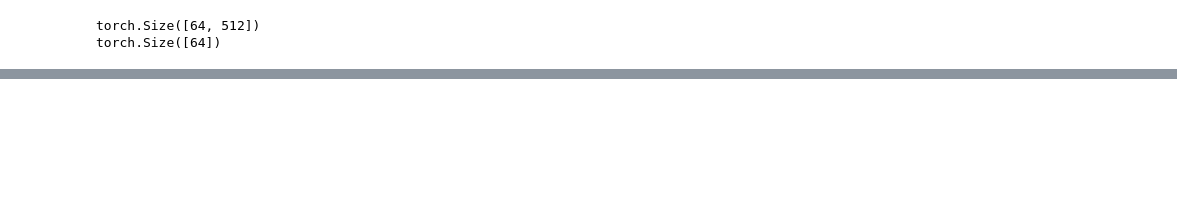
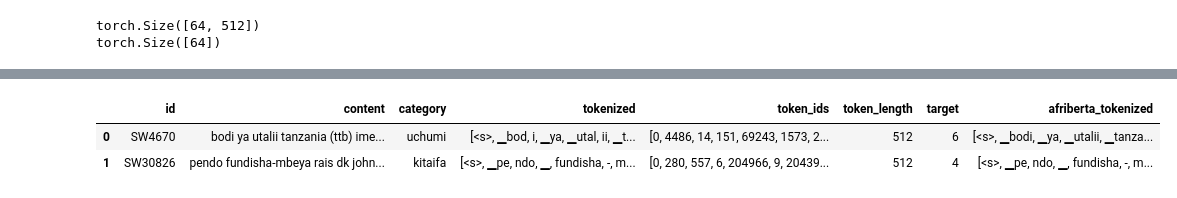
Before and after one commit to muchemicarol/ML4NLU_TermPaper, a Jupyter notebook: swahili_classification.ipynb, the cells around one changed output, grey strips where cells are left out. Saved outputs shown, nothing was run; the diff lists cells and outputs as text; code cells hidden in the pictures; blank space fills up the shorter version.

Commit message:
successful - afriberta tokenization and data loader

```diff
--- a/swahili_classification.ipynb
+++ b/swahili_classification.ipynb
@@ -844,7 +892,11 @@ torch.Size([64])
 # %%
 # model_checkpoint = "castorini/afriteva_base"
 # model = AutoModelForSeq2SeqLM.from_pretrained(model_checkpoint)
-device = torch.device("cuda" if torch.cuda.is_available() else "cpu")
-model = AutoModelForSequenceClassification.from_pretrained("castorini/afriberta_base", num_labels=7)
+device = torch.device("cpu")
+model = AutoModelForSequenceClassification.from_pretrained("castorini/afriberta_small", num_labels=7, low_cpu_mem_usage=True)
+afriberta_tokenizer = AutoTokenizer.from_pretrained("castorini/afriberta_small")
+
+afriberta_tokenizer.model_max_length = 512
+
 model.to(device)
 # %% [output]
@@ -868,2 +937,25 @@ XLMRobertaForSequenceClassification(
   )
 )
+# %%
+# tokenize the dataset
+
+def afriberta_tokenize(text):
+    encoding = afriberta_tokenizer(
+                    text,
+                    max_length=512,
+                    truncation=True,
+                    stride=128,
+                    return_overflowing_tokens=True,
+                    padding="max_length"
+                    )
+    tokens = [afriberta_tokenizer.convert_ids_to_tokens(ids) for ids in encoding["input_ids"]][0]
+    token_ids = encoding["input_ids"]
+    return tokens, token_ids
+
+merged_swahili_news["afriberta_tokenized"] = merged_swahili_news["content"].apply(lambda x: afriberta_tokenize(x)[0])
+
+merged_swahili_news.head(2)
+# %% [output]
+|  | id | content | category | tokenized | token_ids | token_length | target | afriberta_tokenized |
+| 0 | SW4670 | bodi ya utalii tanzania (ttb) ime... | uchumi | [<s>, ▁bod, i, ▁ya, ▁utal, ii, ▁t... | [0, 4486, 14, 151, 69243, 1573, 2... | 512 | 6 | [<s>, ▁bodi, ▁ya, ▁utalii, ▁tanza... |
+| 1 | SW30826 | pendo fundisha-mbeya rais dk john... | kitaifa | [<s>, ▁pe, ndo, ▁, fundisha, -, m... | [0, 280, 557, 6, 204966, 9, 20439... | 512 | 4 | [<s>, ▁pe, ndo, ▁, fundisha, -, m... |
```
Also changed, not shown: parts of 51 cells of this notebook.
